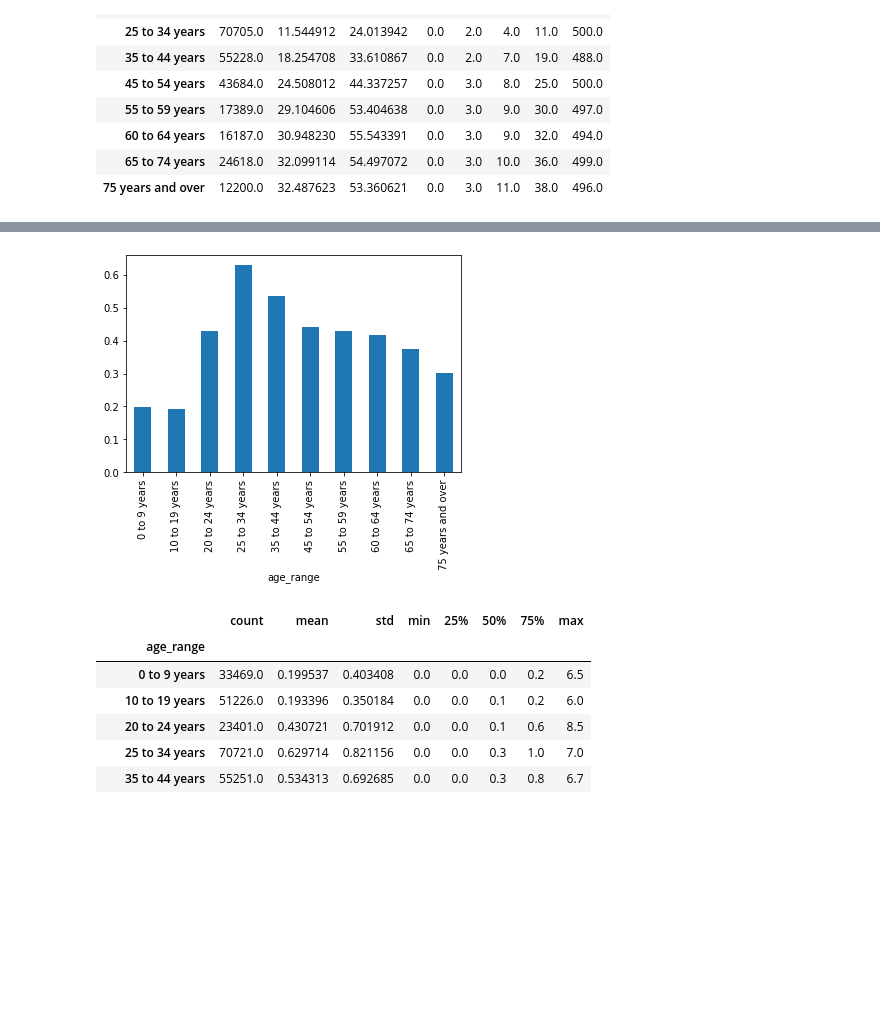
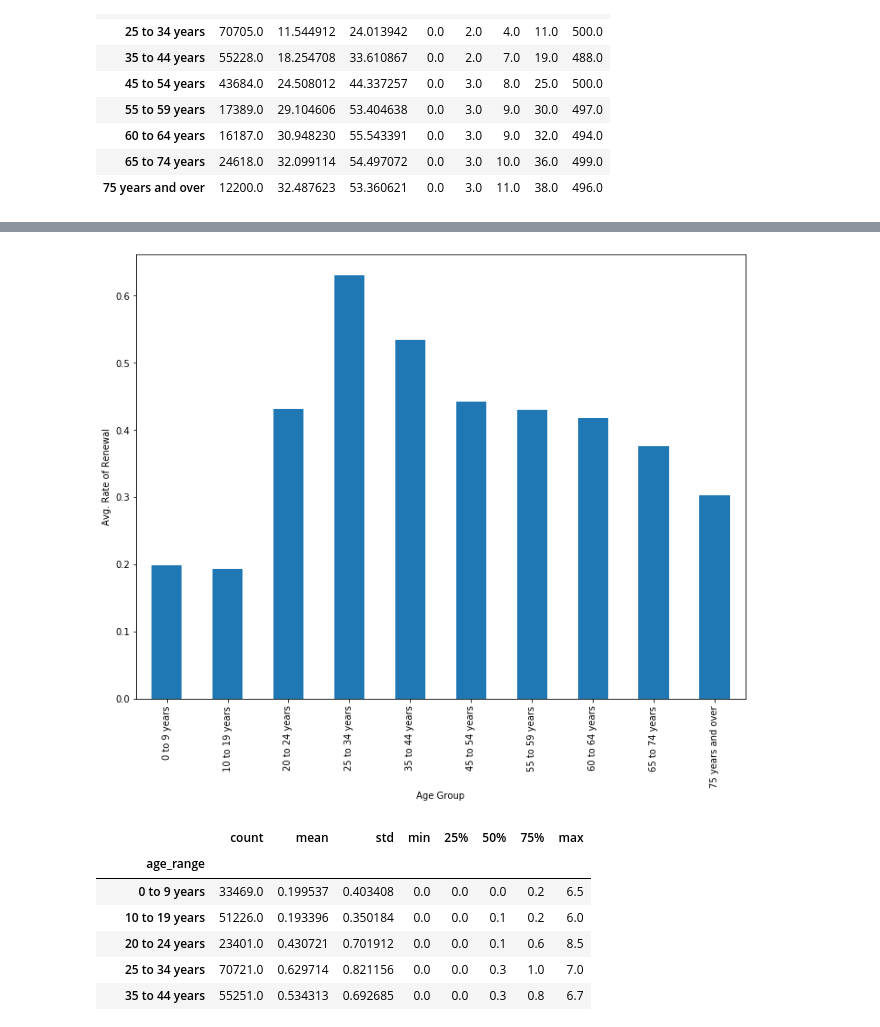
Before and after one commit to arispeaks/SFLibrary, a Jupyter notebook: SF_Library_Project.ipynb, the cells around one changed output, grey strips where cells are left out. Cells and saved outputs as stored; diff of their text form; code cells hidden in the pictures; blank space fills up the shorter version.

```diff
--- a/SF_Library_Project.ipynb
+++ b/SF_Library_Project.ipynb
@@ -377,13 +386,18 @@ plt.ylabel('Yearly Renewals');
 # %%
 # Interesting, when looking at renewals the highest group is not 60-64 years and the 75 and older is brought
 # down to fifth highest.
 # Let's take a look at renewals per checkouts. Because the data does not provide specifics about any particular
 # checkout, this again will have to be computed as an average=
 # total_renewals/ total_checkouts
 df_comp['renewal_rate'] = np.round(df_comp.total_renewals/df_comp.total_checkouts,1)
+
+plt.figure(figsize = (12,9));
 df_comp.groupby('age_range').renewal_rate.mean().plot(kind ='bar');
+plt.xlabel('Age Group');
+plt.ylabel('Avg. Rate of Renewal');
+plt.savefig('RenewalRateperAge.jpeg', bbox_inches = 'tight' );
 # %% [output]
-[figure, old version]
+[figure, new version]
 # %%
 df_comp.groupby('age_range').renewal_rate.describe()
 # %% [output]
```
Also changed, not shown: parts of 7 cells of this notebook, 5 other files.
